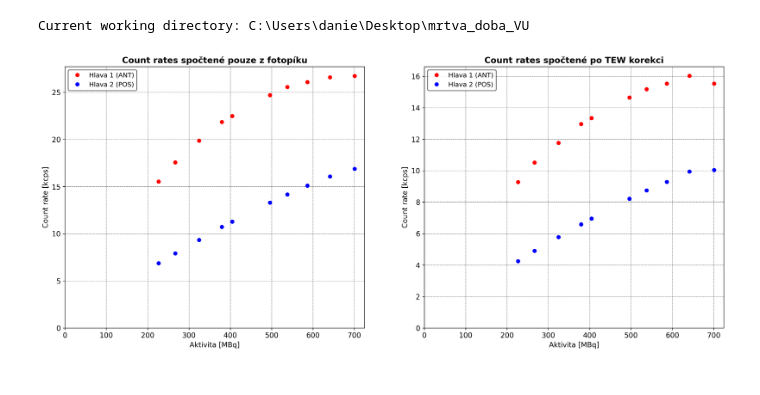
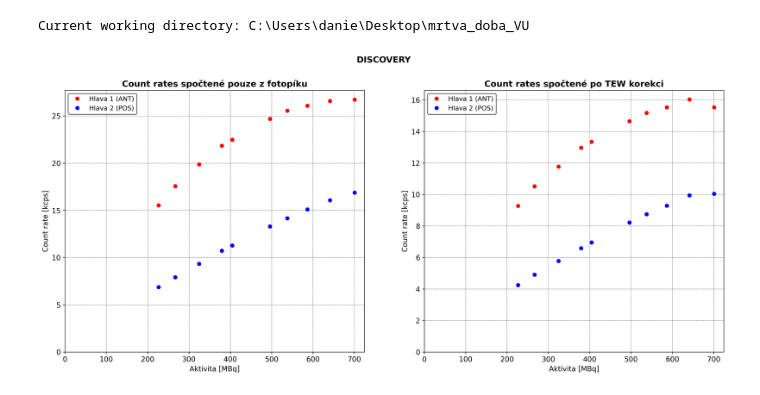
Before and after one commit to ptaceda/mrtva_doba_VU, a Jupyter notebook: prvotni_zpracovani_vysledku.ipynb, the cells around one changed output. Saved outputs shown, nothing was run; the diff lists cells and outputs as text; code cells hidden in the pictures.

```diff
--- a/prvotni_zpracovani_vysledku.ipynb
+++ b/prvotni_zpracovani_vysledku.ipynb
@@ -242,7 +242,7 @@ discovery_folder = 'Discovery'
 discovery_mds = sorted(glob(os.path.join(discovery_folder, 'MD*')))
 
 # je nutne si preddefinovat obrazek predem
-dt_fig = Graf_1_2(12, None,
+dt_fig = Graf_1_2(12, "DISCOVERY",
                "Count rates spočtené pouze z fotopíku", "Aktivita [MBq]", "Count rate [kcps]",
                "Count rates spočtené po TEW korekci", "Aktivita [MBq]", "Count rate [kcps]",
                (20, 8))
@@ -282,31 +282,31 @@ for md in discovery_mds:
     ### vypocty count rates
 
     cr_1_no_corr = np.sum(dt_1_no_corr)/dt_acq_time - np.sum(bg_1_no_corr)/bg_acq_time
     cr_1_no_corr_array.append(cr_1_no_corr*0.001)
 
     cr_2_no_corr = np.sum(dt_2_no_corr)/dt_acq_time - np.sum(bg_2_no_corr)/bg_acq_time
     cr_2_no_corr_array.append(cr_2_no_corr*0.001)
 
     cr_1_tew_corr = np.sum(dt_1_tew_corr)/dt_acq_time - np.sum(bg_1_tew_corr)/bg_acq_time
     cr_1_tew_corr_array.append(cr_1_tew_corr*0.001)
 
     cr_2_tew_corr = np.sum(dt_2_tew_corr)/dt_acq_time - np.sum(bg_2_tew_corr)/bg_acq_time
     cr_2_tew_corr_array.append(cr_2_tew_corr*0.001)
 
 ### ----
 ### vyploteni do obrazku
 dt_fig.fig[0].plot(aktivity.values(), cr_1_no_corr_array, "o", color = "red", label = "Hlava 1 (ANT)")
 dt_fig.fig[0].plot(aktivity.values(), cr_2_no_corr_array, "o", color = "blue", label = "Hlava 2 (POS)")
 dt_fig.fig[0].legend(loc = 'best', edgecolor = 'black', fontsize = 11)
 dt_fig.fig[0].set_xlim(0,None)
 dt_fig.fig[0].set_ylim(0,None)
 
 dt_fig.fig[1].plot(aktivity.values(), cr_1_tew_corr_array, "o", color = "red", label = "Hlava 1 (ANT)")
 dt_fig.fig[1].plot(aktivity.values(), cr_2_tew_corr_array, "o", color = "blue", label = "Hlava 2 (POS)")
 dt_fig.fig[1].legend(loc = 'best', edgecolor = 'black', fontsize = 11)
 dt_fig.fig[1].set_xlim(0,None)
 dt_fig.fig[1].set_ylim(0,None)
 
 dt_fig.Figure.savefig(os.path.join(discovery_folder, 'grafy_mrtve_doby_Discovery.jpg'), bbox_inches = "tight")
 # %% [output]
-[figure, old version]
+[figure, new version]
```
Also changed, not shown: parts of 1 cell of this notebook.
